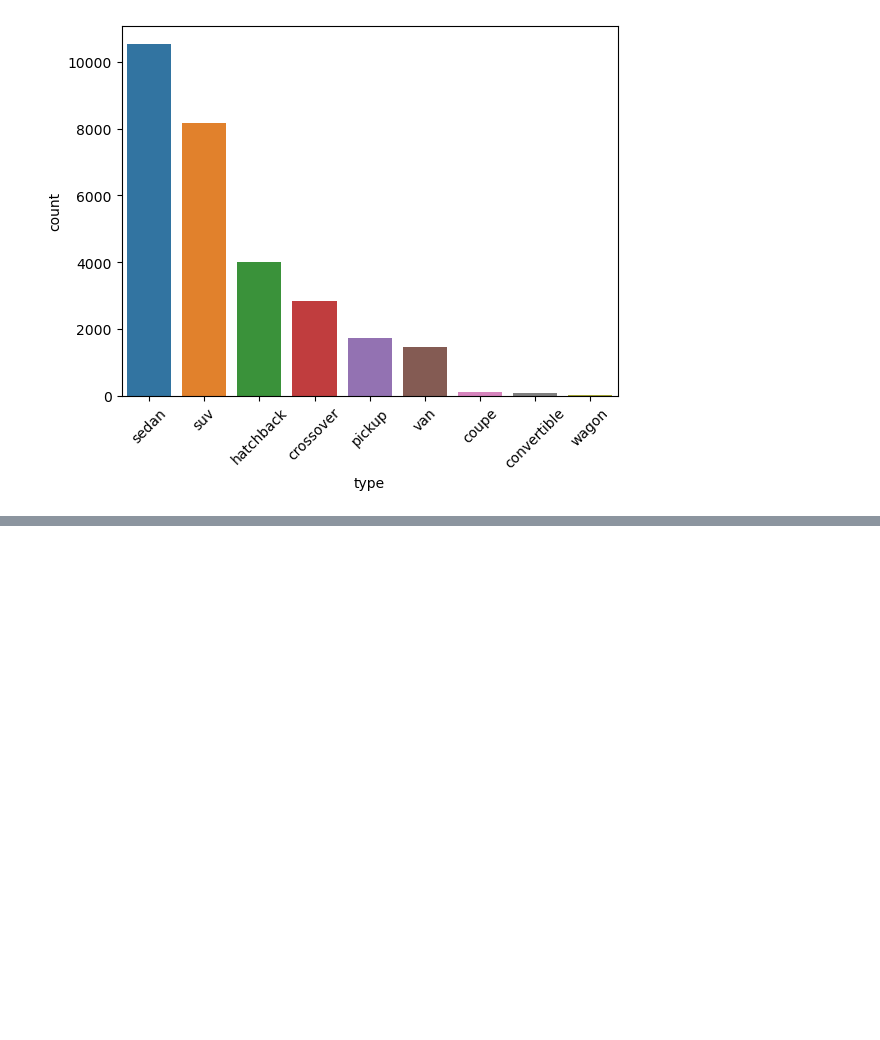
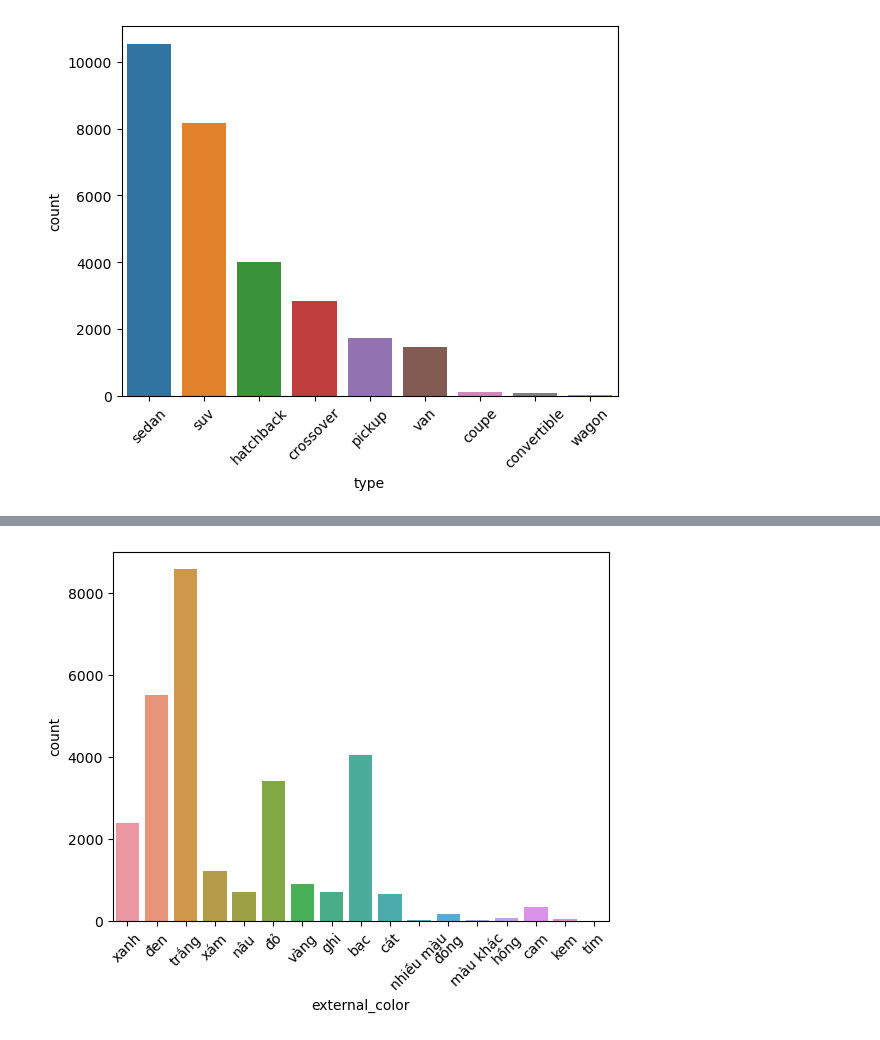
Before and after one commit to nguyenhaiduc06/used-car-price-prediction, a Jupyter notebook: source-code/eda.ipynb, the cells around one changed output, grey strips where cells are left out. Saved outputs shown, nothing was run; the diff lists cells and outputs as text; code cells hidden in the pictures; blank space fills up the shorter version.

```diff
--- a/source-code/eda.ipynb
+++ b/source-code/eda.ipynb
@@ -18,0 +33,4 @@ sns.countplot(x='type', data=df, order=df.type.value_counts().iloc[:10].index).t
+# %%
+sns.countplot(x='external_color', data=df).tick_params(axis='x', rotation=45)
+# %% [output]
+[figure, added]
```
Also changed, not shown: parts of 9 cells of this notebook, 2 other files.
